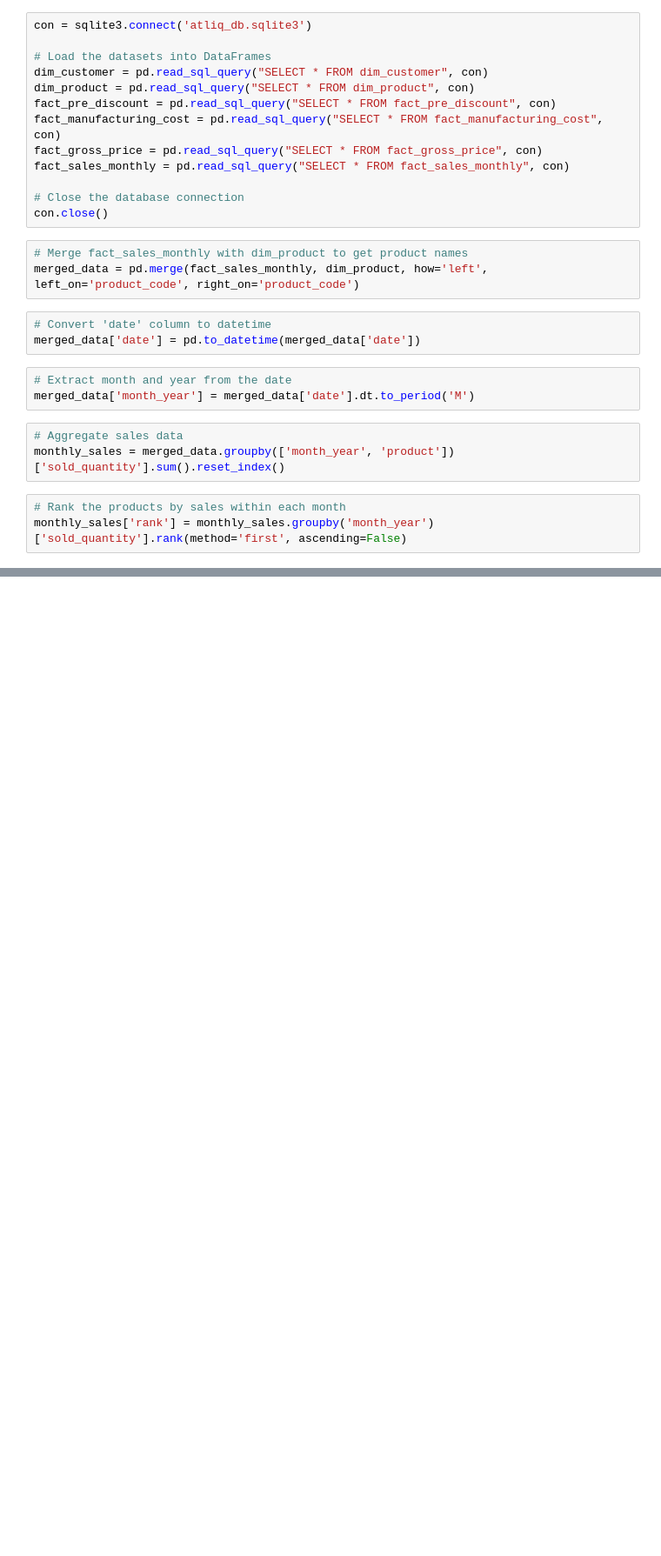
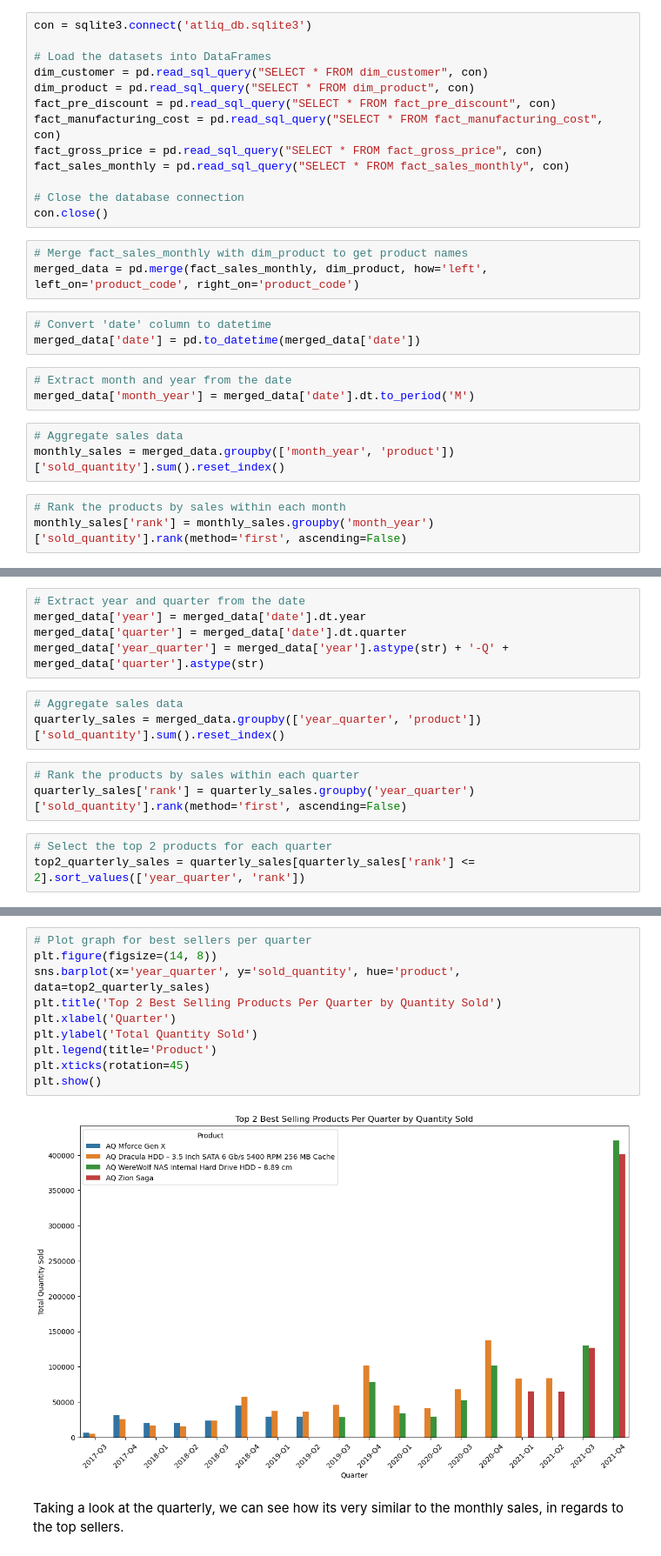
Before and after one commit to Jenner-Valdez/AtilQ, a Jupyter notebook: Main Code.ipynb, the cells around one changed output, grey strips where cells are left out. Shown at 87% size. Saved outputs shown, nothing was run; the diff lists cells and outputs as text; blank space fills up the shorter version.

```diff
--- a/Main Code.ipynb
+++ b/Main Code.ipynb
@@ -130,0 +140,14 @@ plt.show()
+# %%
+# Extract year and quarter from the date
+merged_data['year'] = merged_data['date'].dt.year
+merged_data['quarter'] = merged_data['date'].dt.quarter
+merged_data['year_quarter'] = merged_data['year'].astype(str) + '-Q' + merged_data['quarter'].astype(str)
+# %%
+# Aggregate sales data
+quarterly_sales = merged_data.groupby(['year_quarter', 'product'])['sold_quantity'].sum().reset_index()
+# %%
+# Rank the products by sales within each quarter
+quarterly_sales['rank'] = quarterly_sales.groupby('year_quarter')['sold_quantity'].rank(method='first', ascending=False)
+# %%
+# Select the top 2 products for each quarter
+top2_quarterly_sales = quarterly_sales[quarterly_sales['rank'] <= 2].sort_values(['year_quarter', 'rank'])
@@ -130,0 +165,14 @@ plt.show()
+# %%
+# Plot graph for best sellers per quarter
+plt.figure(figsize=(14, 8))
+sns.barplot(x='year_quarter', y='sold_quantity', hue='product', data=top2_quarterly_sales)
+plt.title('Top 2 Best Selling Products Per Quarter by Quantity Sold')
+plt.xlabel('Quarter')
+plt.ylabel('Total Quantity Sold')
+plt.legend(title='Product')
+plt.xticks(rotation=45)
+plt.show()
+# %% [output]
+[figure, added]
+# %% [markdown]
+Taking a look at the quarterly, we can see how its very similar to the monthly sales, in regards to the top sellers.
```
Also changed, not shown: parts of 36 cells of this notebook.
